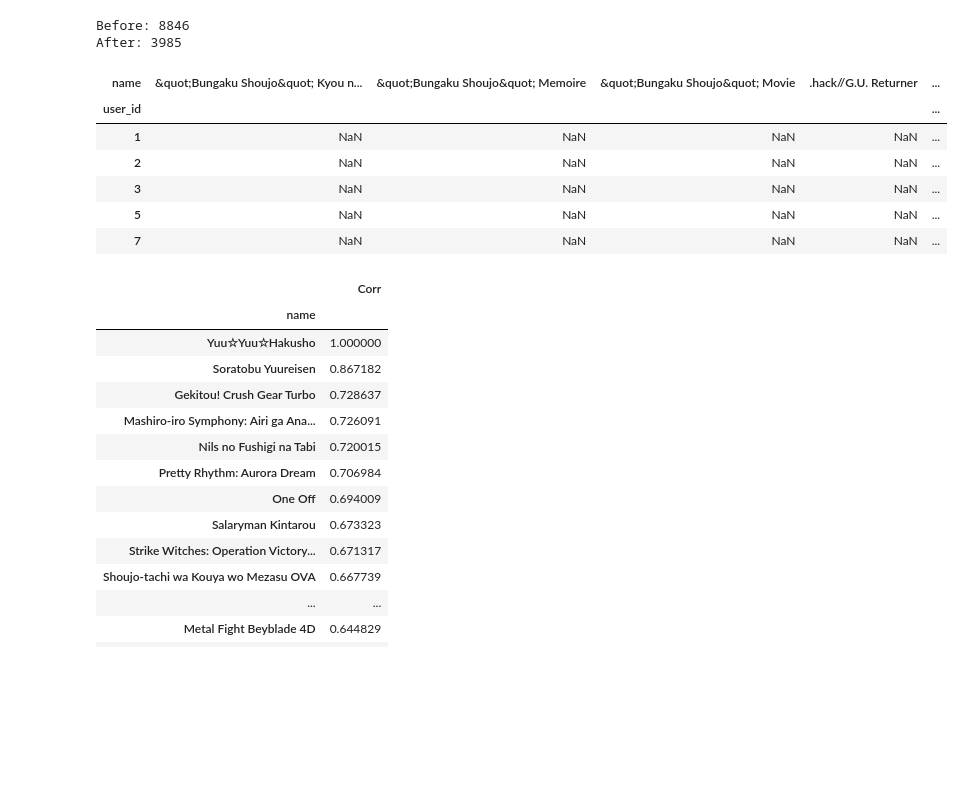
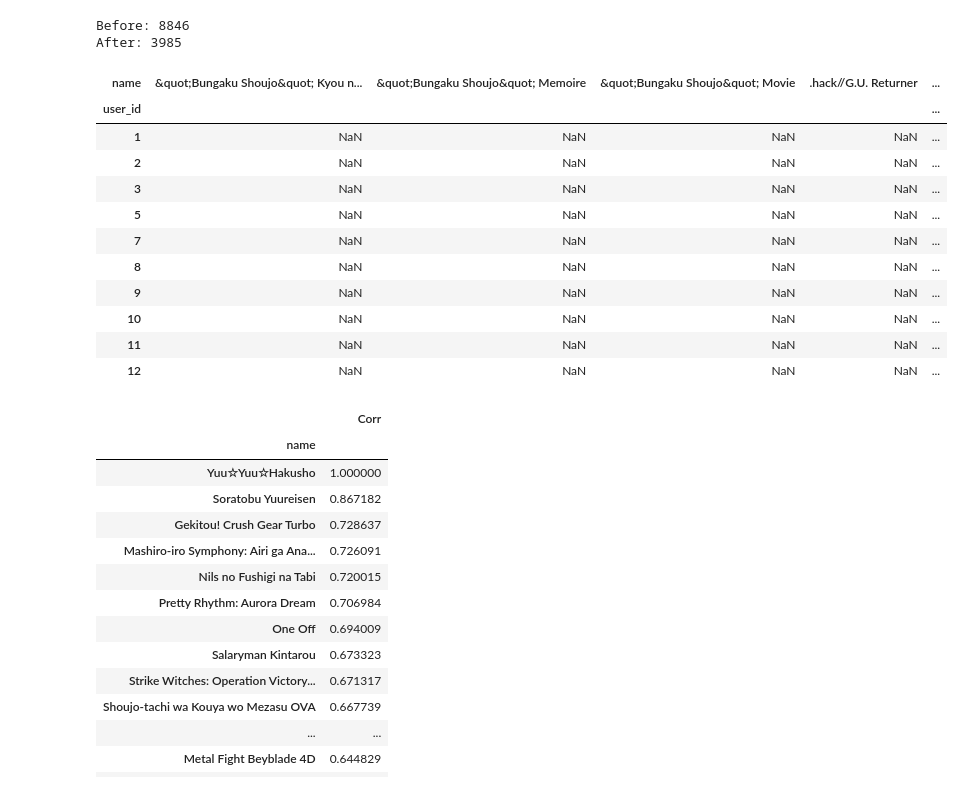
Before and after one commit to NaasikJahan/Recommender-System, a Jupyter notebook: anime-recommender-system.ipynb, the cells around one changed output. Cells and saved outputs as stored; diff of their text form; code cells hidden in the pictures; blank space fills up the shorter version.

Commit message:
Kaggle Notebook | Anime Recommender System | Version 4

```diff
--- a/anime-recommender-system.ipynb
+++ b/anime-recommender-system.ipynb
@@ -146,15 +150,22 @@ print('After:', len(df_y.name.unique()))
 # %% [output]
 Before: 8846
 After: 3985
-# %%
-df_recom = df_y.pivot_table(index='user_id', columns='name', values='rating')
-df_recom.iloc[:5,:5]
-# %% [output]
-| name | &quot;Bungaku Shoujo&quot; Kyou n... | &quot;Bungaku Shoujo&quot; Memoire | &quot;Bungaku Shoujo&quot; Movie | .hack//G.U. Returner | ... |
-| user_id |  |  |  |  | ... |
-| 1 | NaN | NaN | NaN | NaN | ... |
-| 2 | NaN | NaN | NaN | NaN | ... |
-| 3 | NaN | NaN | NaN | NaN | ... |
-| 5 | NaN | NaN | NaN | NaN | ... |
-| 7 | NaN | NaN | NaN | NaN | ... |
+# %%
+# creates a matrix with user ids as rows and show titles as columns
+# a lot of NaN reviews because each users won't have watched most of the shows
+df_recom = df_y.pivot_table(index='user_id',columns='name',values='rating')
+df_recom.iloc[:10,:10]
+# %% [output]
+| name | &quot;Bungaku Shoujo&quot; Kyou n... | &quot;Bungaku Shoujo&quot; Memoire | &quot;Bungaku Shoujo&quot; Movie | .hack//G.U. Returner | ... |
+| user_id |  |  |  |  | ... |
+| 1 | NaN | NaN | NaN | NaN | ... |
+| 2 | NaN | NaN | NaN | NaN | ... |
+| 3 | NaN | NaN | NaN | NaN | ... |
+| 5 | NaN | NaN | NaN | NaN | ... |
+| 7 | NaN | NaN | NaN | NaN | ... |
+| 8 | NaN | NaN | NaN | NaN | ... |
+| 9 | NaN | NaN | NaN | NaN | ... |
+| 10 | NaN | NaN | NaN | NaN | ... |
+| 11 | NaN | NaN | NaN | NaN | ... |
+| 12 | NaN | NaN | NaN | NaN | ... |
 # %%
```
Also changed, not shown: parts of 7 cells of this notebook.
